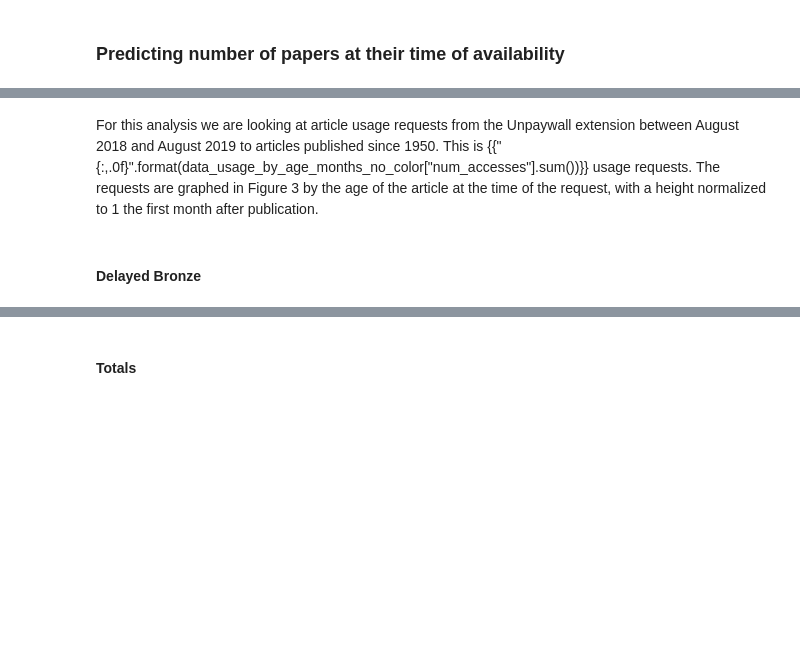
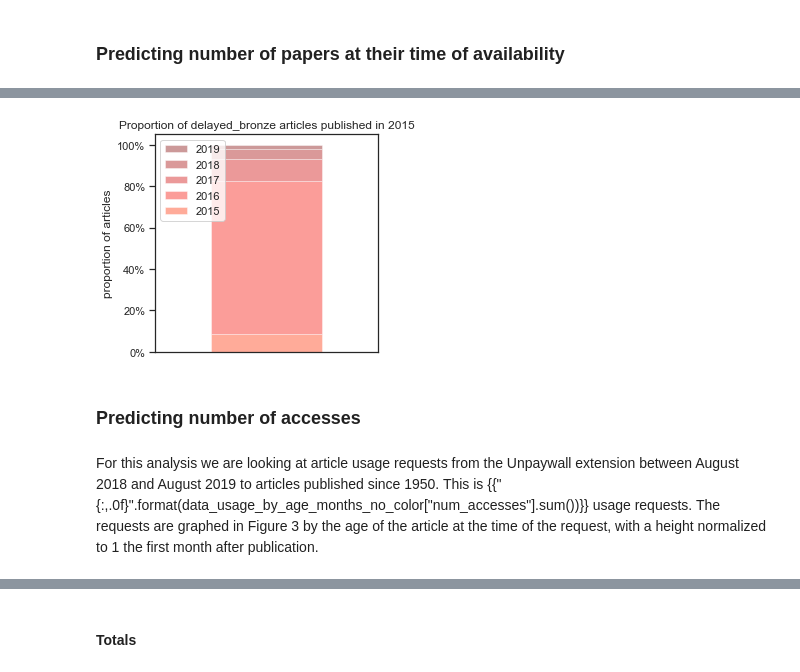
Before and after one commit to ourresearch/openalex-api, a Jupyter notebook: downloads.ipynb, the cells around one changed output, grey strips where cells are left out. Saved outputs shown, nothing was run; the diff lists cells and outputs as text; code cells hidden in the pictures; blank space fills up the shorter version.

```diff
--- a/downloads.ipynb
+++ b/downloads.ipynb
@@ -1088,4 +1168,8 @@ make_detailed_plots("green")
+# %%
+make_zoom_in_plot("delayed_bronze")
+# %% [output]
+[figure, added]
+# %% [markdown]
+### Predicting number of accesses
 # %% [markdown]
 For this analysis we are looking at article usage requests from the Unpaywall extension between August 2018 and August 2019 to articles published since 1950.  This is {{"{:,.0f}".format(data_usage_by_age_months_no_color["num_accesses"].sum())}} usage requests.  The requests are graphed in Figure 3 by the age of the article at the time of the request, with a height normalized to 1 the first month after publication.
-# %% [markdown]
-#### Delayed Bronze
```
Also changed, not shown: parts of 69 cells of this notebook, 1 other file.
